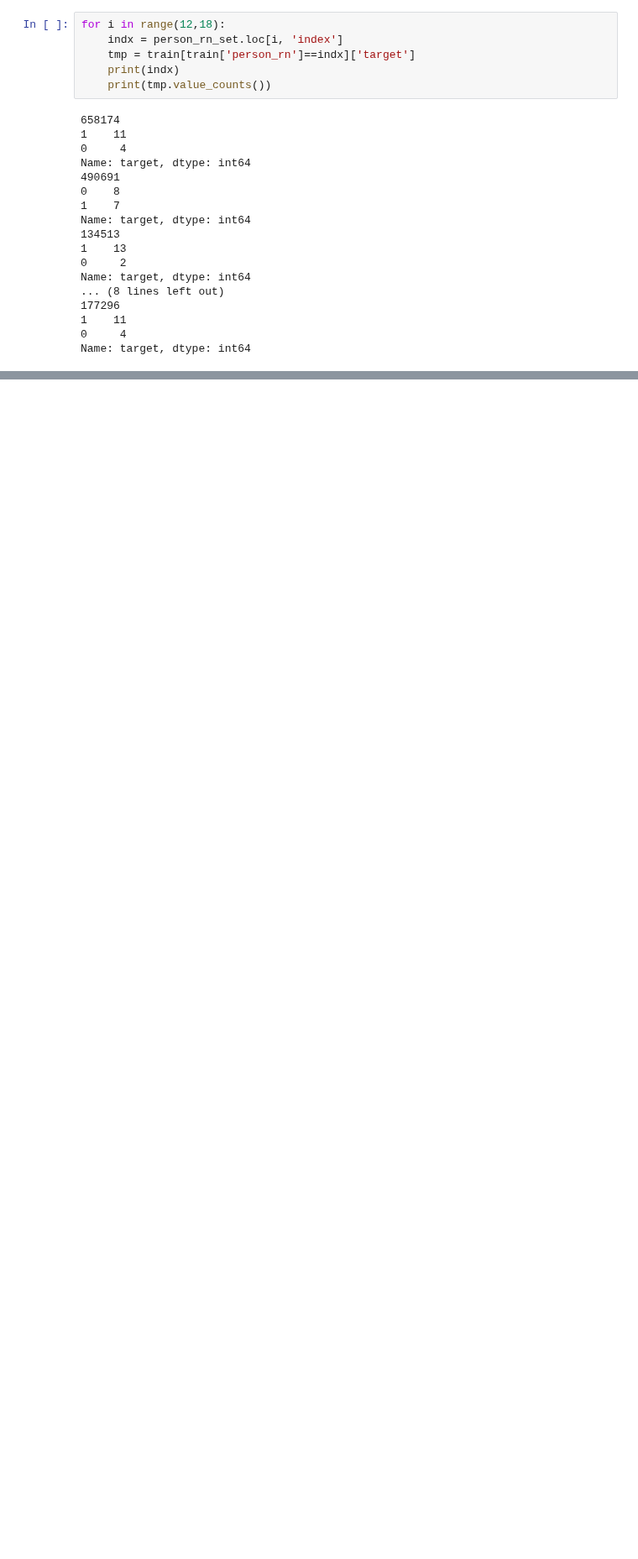
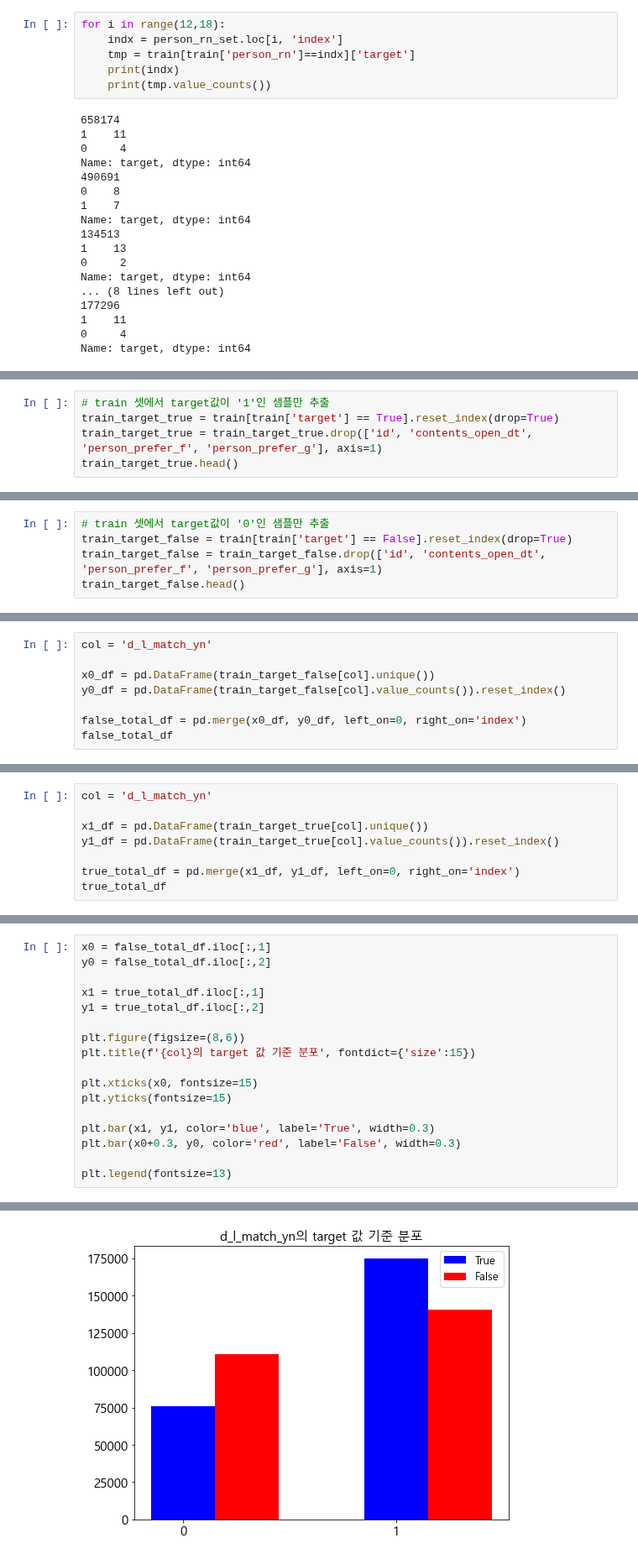
Before and after one commit to kbjung/Dacon, a Jupyter notebook: TP2(잡케어)/02_데이터분석/02-01_기본분석.ipynb, the cells around one changed output, grey strips where cells are left out. Shown at 84% size. Cells and saved outputs as stored; diff of their text form; blank space fills up the shorter version.

Commit message:
기본분석 추가
- 1. target 값별로 데이터 프레임 생성
- 2. 각 특성 유니크 값 개수 시각화

```diff
--- a/TP2(잡케어)/02_데이터분석/02-01_기본분석.ipynb
+++ b/TP2(잡케어)/02_데이터분석/02-01_기본분석.ipynb
@@ -1184,0 +1235,5 @@ Name: target, dtype: int64
+# %%
+# train 셋에서 target값이 '1'인 샘플만 추출
+train_target_true = train[train['target'] == True].reset_index(drop=True)
+train_target_true = train_target_true.drop(['id', 'contents_open_dt', 'person_prefer_f', 'person_prefer_g'], axis=1)
+train_target_true.head()
@@ -1184,0 +1248,5 @@ Name: target, dtype: int64
+# %%
+# train 셋에서 target값이 '0'인 샘플만 추출
+train_target_false = train[train['target'] == False].reset_index(drop=True)
+train_target_false = train_target_false.drop(['id', 'contents_open_dt', 'person_prefer_f', 'person_prefer_g'], axis=1)
+train_target_false.head()
@@ -1184,0 +1303,8 @@ Name: target, dtype: int64
+# %%
+col = 'd_l_match_yn'
+
+x0_df = pd.DataFrame(train_target_false[col].unique())
+y0_df = pd.DataFrame(train_target_false[col].value_counts()).reset_index()
+
+false_total_df = pd.merge(x0_df, y0_df, left_on=0, right_on='index')
+false_total_df
@@ -1184,0 +1315,8 @@ Name: target, dtype: int64
+# %%
+col = 'd_l_match_yn'
+
+x1_df = pd.DataFrame(train_target_true[col].unique())
+y1_df = pd.DataFrame(train_target_true[col].value_counts()).reset_index()
+
+true_total_df = pd.merge(x1_df, y1_df, left_on=0, right_on='index')
+true_total_df
@@ -1184,0 +1327,18 @@ Name: target, dtype: int64
+# %%
+x0 = false_total_df.iloc[:,1]
+y0 = false_total_df.iloc[:,2]
+
+x1 = true_total_df.iloc[:,1]
+y1 = true_total_df.iloc[:,2]
+
+plt.figure(figsize=(8,6))
+plt.title(f'{col}의 target 값 기준 분포', fontdict={'size':15})
+
+plt.xticks(x0, fontsize=15)
+plt.yticks(fontsize=15)
+
+plt.bar(x1, y1, color='blue', label='True', width=0.3)
+plt.bar(x0+0.3, y0, color='red', label='False', width=0.3)
+
+plt.legend(fontsize=13)
+# %% [output]
@@ -1184,0 +1346 @@ Name: target, dtype: int64
+[figure, added]
```
Also changed, not shown: parts of 26 cells of this notebook, 1 other file.
